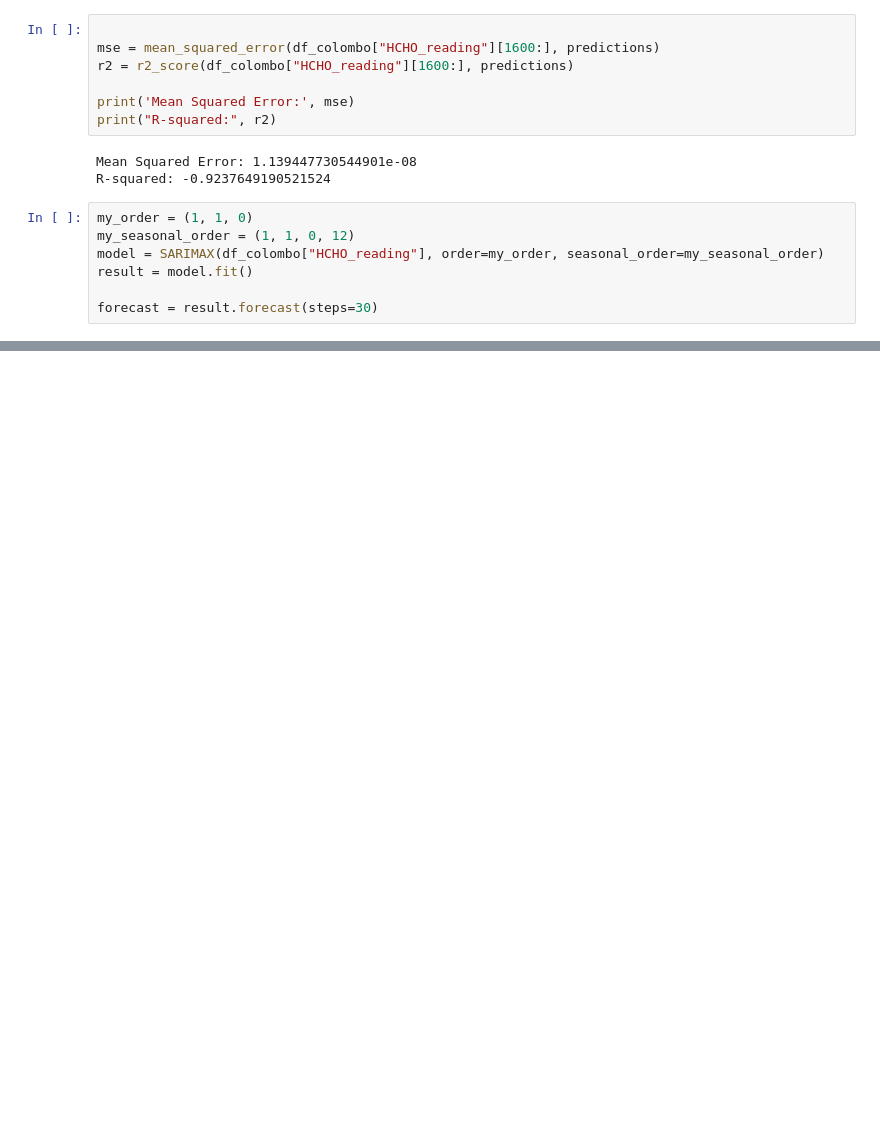
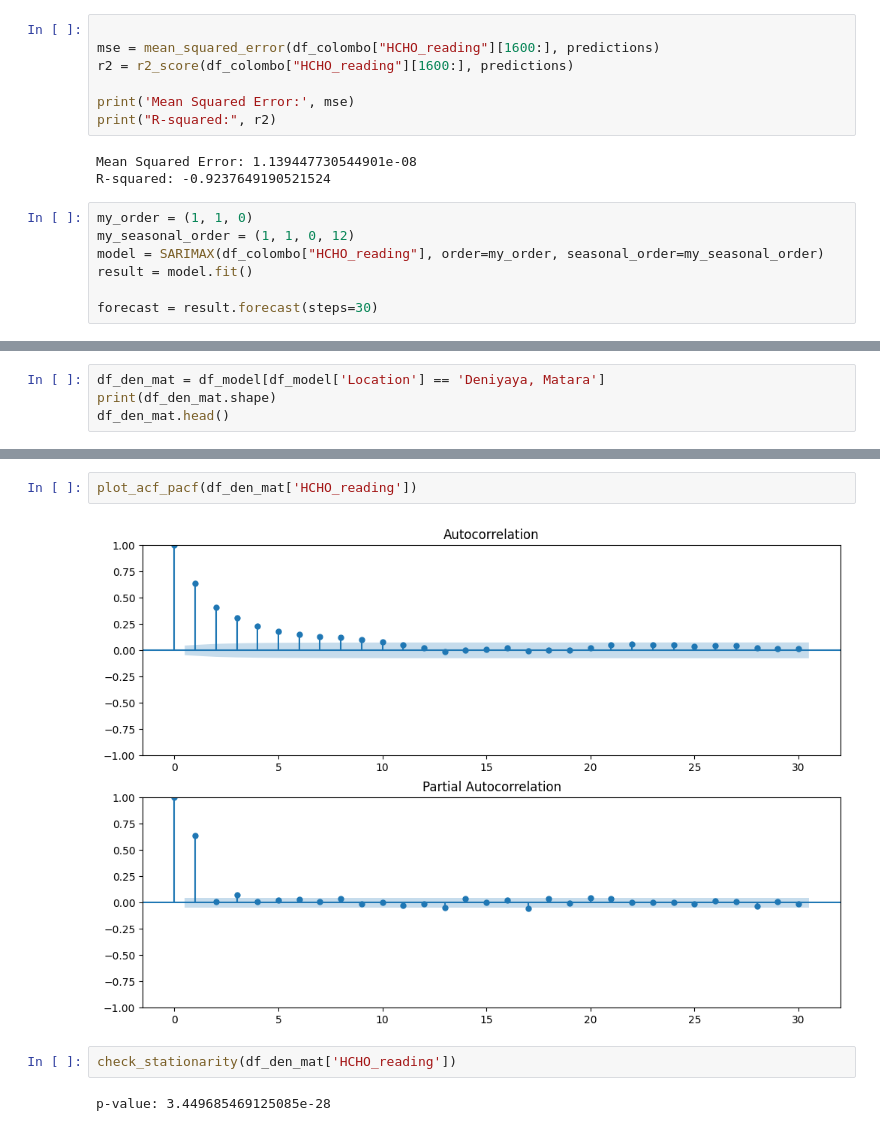
Before and after one commit to Lafri-13/Analysing-Tropospheric-Formaldehyde-HCHO-gas-in-Sri-Lanka, a Jupyter notebook: Analysis_HCHO.ipynb, the cells around one changed output, grey strips where cells are left out. Cells and saved outputs as stored; diff of their text form; blank space fills up the shorter version.

```diff
--- a/Analysis_HCHO.ipynb
+++ b/Analysis_HCHO.ipynb
@@ -636,0 +648,4 @@ plt.show()
+# %%
+df_den_mat = df_model[df_model['Location'] == 'Deniyaya, Matara']
+print(df_den_mat.shape)
+df_den_mat.head()
@@ -636,0 +676,8 @@ plt.show()
+# %%
+plot_acf_pacf(df_den_mat['HCHO_reading'])
+# %% [output]
+[figure, added]
+# %%
+check_stationarity(df_den_mat['HCHO_reading'])
+# %% [output]
+p-value: 3.449685469125085e-28
```
Also changed, not shown: parts of 25 cells of this notebook.
